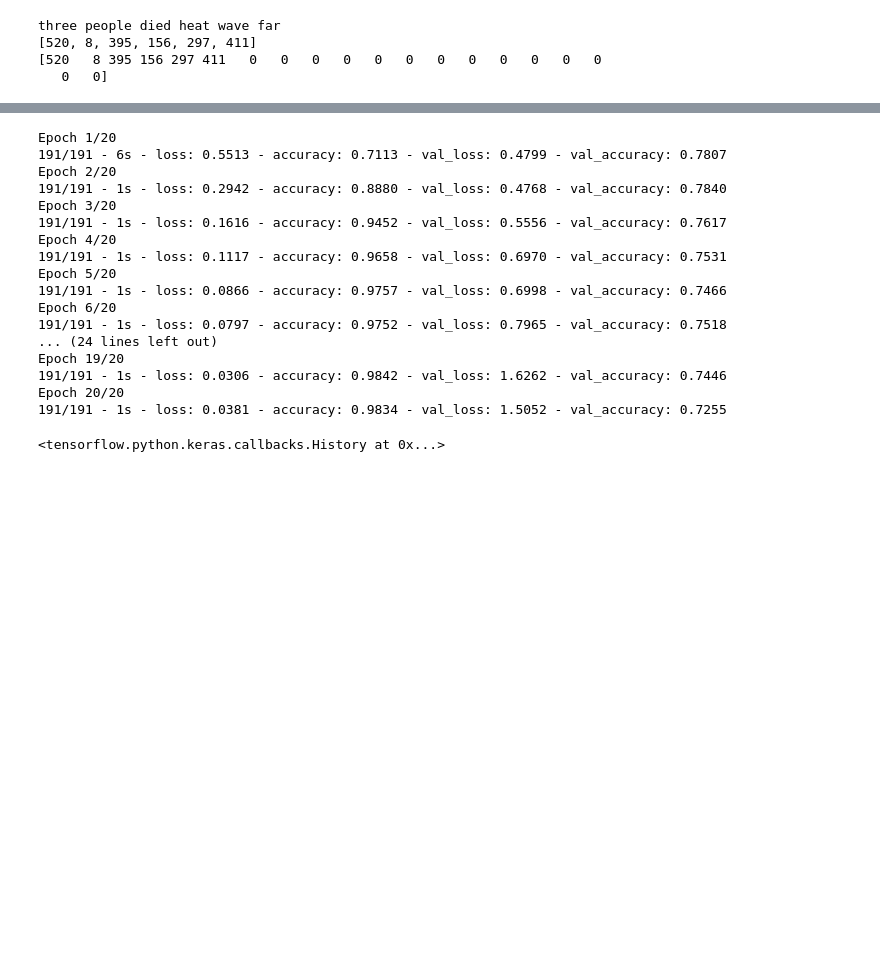
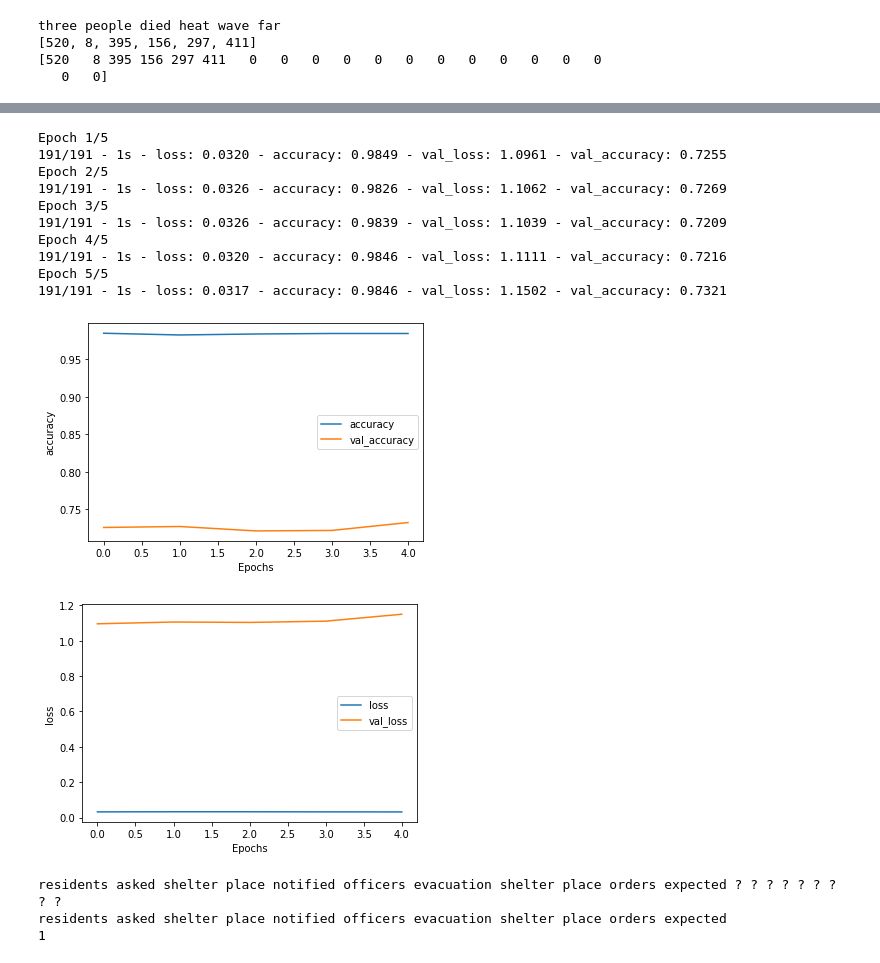
Before and after one commit to IanEspinoso/mock_mr_ganger, a Jupyter notebook: NLP_Twitter_Disaster_Tweets.ipynb, the cells around one changed output, grey strips where cells are left out. Saved outputs shown, nothing was run; the diff lists cells and outputs as text; code cells hidden in the pictures; blank space fills up the shorter version.

```diff
--- a/NLP_Twitter_Disaster_Tweets.ipynb
+++ b/NLP_Twitter_Disaster_Tweets.ipynb
@@ -351,0 +269,10 @@ _________________________________________________________________
+# %%
+from tensorflow.keras import layers
+
+model = tf.keras.Sequential([
+    tf.keras.layers.Embedding(num_unique_words, 32, input_length=max_length),
+    tf.keras.layers.GlobalAveragePooling1D(),
+    tf.keras.layers.Dense(24, activation='relu'),
+    tf.keras.layers.Dense(1, activation='sigmoid')
+])
+model.compile(loss='binary_crossentropy',optimizer='adam',metrics=['accuracy'])
@@ -352,28 +298,50 @@ _________________________________________________________________
 # %%
 
-loss = keras.losses.BinaryCrossentropy(from_logits=False)
-optim = keras.optimizers.Adam(lr=0.001)
-metrics = ["accuracy"]
+# loss = keras.losses.BinaryCrossentropy(from_logits=False)
+# optim = keras.optimizers.Adam(lr=0.001)
+# metrics = ["accuracy"]
 
-model.compile(loss=loss, optimizer=optim, metrics=metrics)
+# model.compile(loss=loss, optimizer=optim, metrics=metrics)
 # %%
-model.fit(train_padded, train_labels, epochs=20, validation_data=(val_padded, val_labels), verbose=2)
+history = model.fit(train_padded, train_labels, epochs=5, validation_data=(val_padded, val_labels), verbose=2)
 # %% [output]
-Epoch 1/20
-191/191 - 6s - loss: 0.5513 - accuracy: 0.7113 - val_loss: 0.4799 - val_accuracy: 0.7807
-Epoch 2/20
-191/191 - 1s - loss: 0.2942 - accuracy: 0.8880 - val_loss: 0.4768 - val_accuracy: 0.7840
-Epoch 3/20
-191/191 - 1s - loss: 0.1616 - accuracy: 0.9452 - val_loss: 0.5556 - val_accuracy: 0.7617
-Epoch 4/20
-191/191 - 1s - loss: 0.1117 - accuracy: 0.9658 - val_loss: 0.6970 - val_accuracy: 0.7531
-Epoch 5/20
-191/191 - 1s - loss: 0.0866 - accuracy: 0.9757 - val_loss: 0.6998 - val_accuracy: 0.7466
-Epoch 6/20
-191/191 - 1s - loss: 0.0797 - accuracy: 0.9752 - val_loss: 0.7965 - val_accuracy: 0.7518
-... (24 lines left out)
-Epoch 19/20
-191/191 - 1s - loss: 0.0306 - accuracy: 0.9842 - val_loss: 1.6262 - val_accuracy: 0.7446
-Epoch 20/20
-191/191 - 1s - loss: 0.0381 - accuracy: 0.9834 - val_loss: 1.5052 - val_accuracy: 0.7255
+Epoch 1/5
+191/191 - 1s - loss: 0.0320 - accuracy: 0.9849 - val_loss: 1.0961 - val_accuracy: 0.7255
+Epoch 2/5
+191/191 - 1s - loss: 0.0326 - accuracy: 0.9826 - val_loss: 1.1062 - val_accuracy: 0.7269
+Epoch 3/5
+191/191 - 1s - loss: 0.0326 - accuracy: 0.9839 - val_loss: 1.1039 - val_accuracy: 0.7209
+Epoch 4/5
+191/191 - 1s - loss: 0.0320 - accuracy: 0.9846 - val_loss: 1.1111 - val_accuracy: 0.7216
+Epoch 5/5
+191/191 - 1s - loss: 0.0317 - accuracy: 0.9846 - val_loss: 1.1502 - val_accuracy: 0.7321
-<tensorflow.python.keras.callbacks.History at 0x...>
+# %%
+import matplotlib.pyplot as plt
+
+
+def plot_graphs(history, string):
+  plt.plot(history.history[string])
+  plt.plot(history.history['val_'+string])
+  plt.xlabel("Epochs")
+  plt.ylabel(string)
+  plt.legend([string, 'val_'+string])
+  plt.show()
+
+plot_graphs(history, "accuracy")
+plot_graphs(history, "loss")
+# %% [output]
+[figure, added]
+[figure, added]
+# %%
+reverse_word_index = dict([(value, key) for (key, value) in word_index.items()])
+
+def decode_sentence(text):
+    return ' '.join([reverse_word_index.get(i, '?') for i in text])
+
+print(decode_sentence(train_padded[2]))
+print(train_sentences[2])
+print(train_labels[2])
+# %% [output]
+residents asked shelter place notified officers evacuation shelter place orders expected ? ? ? ? ? ? ? ? ?
+residents asked shelter place notified officers evacuation shelter place orders expected
+1
```
Also changed, not shown: parts of 16 cells of this notebook.
